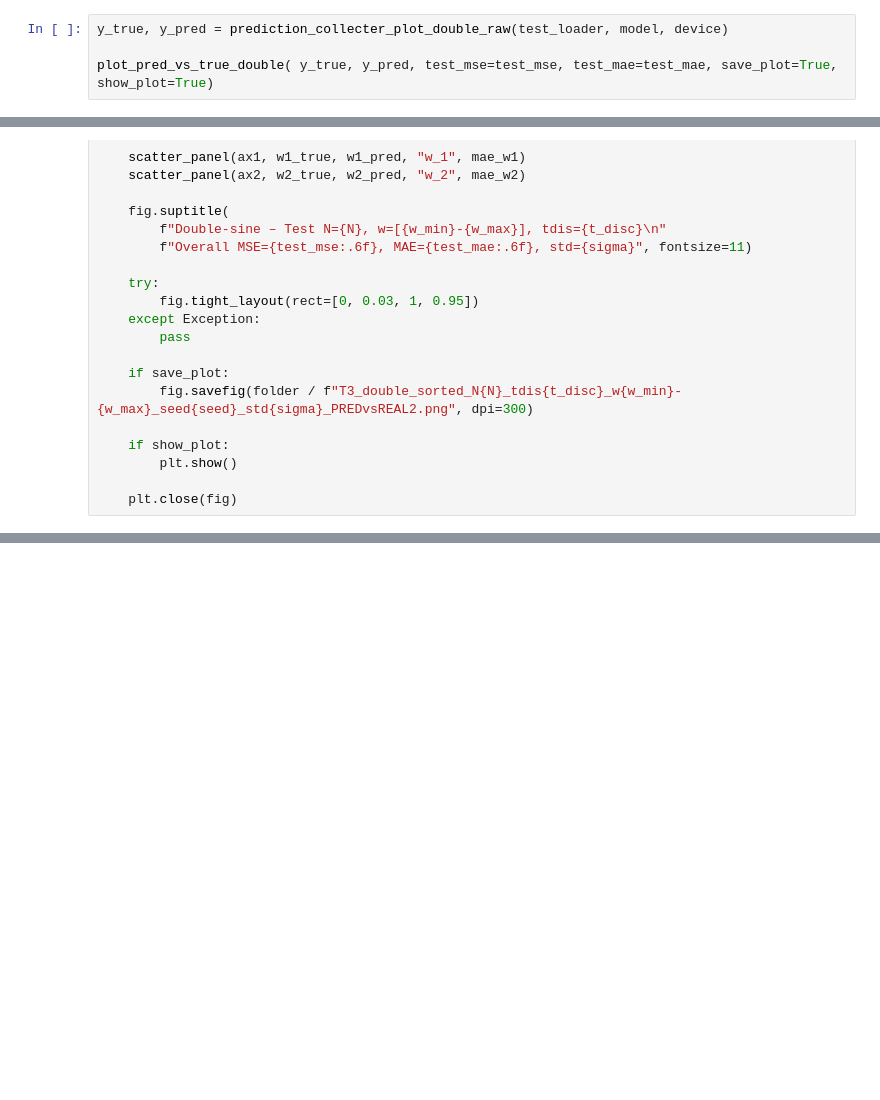
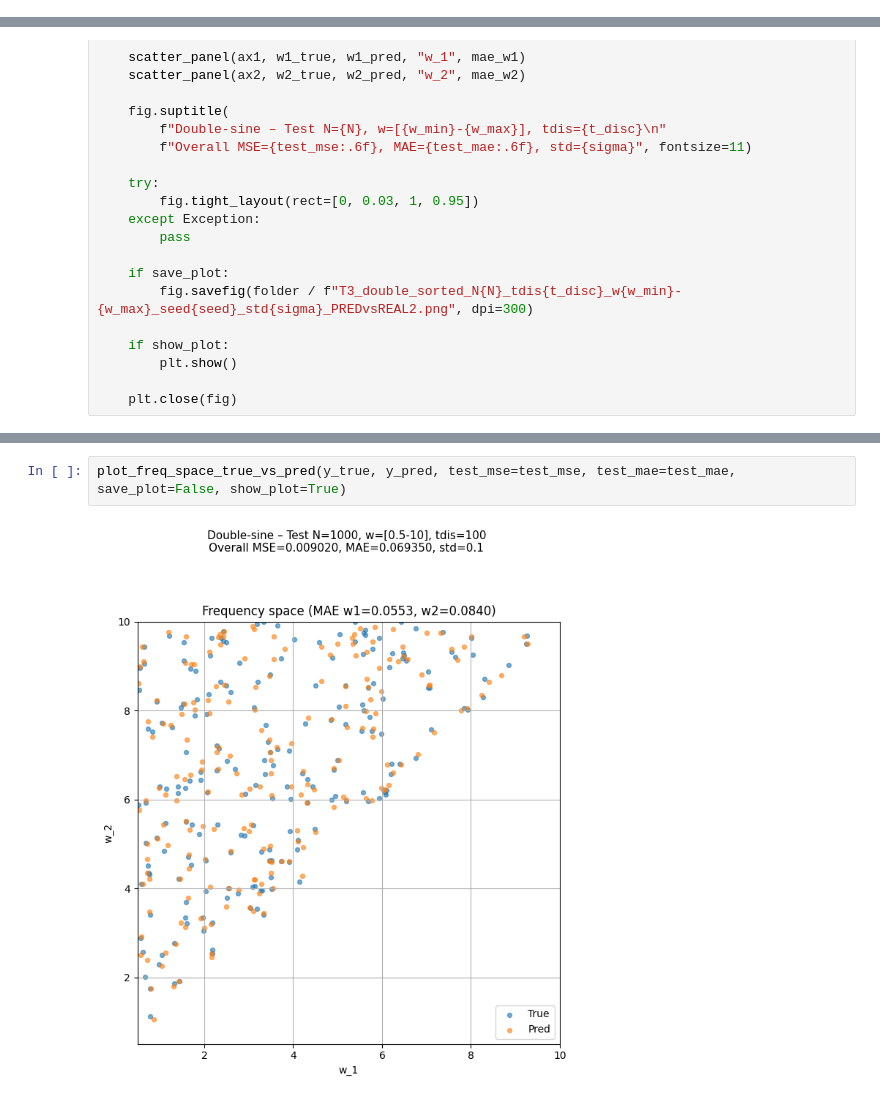
Before and after one commit to y4h1ko/mvi-sp, a Jupyter notebook: non_actual_notebooks/ntb_7perm.ipynb, the cells around one changed output, grey strips where cells are left out. Drawn from its saved outputs; the diff is of its cells as text; blank space fills up the shorter version.

```diff
--- a/non_actual_notebooks/ntb_7perm.ipynb
+++ b/non_actual_notebooks/ntb_7perm.ipynb
@@ -522,4 +416,0 @@ def plot_pred_vs_true_double(y_true, y_pred, test_mse, test_mae, N: int = cfg.nu
-# %%
-y_true, y_pred = prediction_collecter_plot_double_raw(test_loader, model, device)
-
-plot_pred_vs_true_double( y_true, y_pred, test_mse=test_mse, test_mae=test_mae, save_plot=True, show_plot=True)
@@ -597,0 +537,4 @@ plot_pred_vs_true_double(y_true, y_pred, test_mse=test_mse, test_mae=test_mae, s
+# %%
+plot_freq_space_true_vs_pred(y_true, y_pred, test_mse=test_mse, test_mae=test_mae, save_plot=False, show_plot=True)
+# %% [output]
+[figure, added]
```
Also changed, not shown: parts of 7 cells of this notebook, 1 other file.
